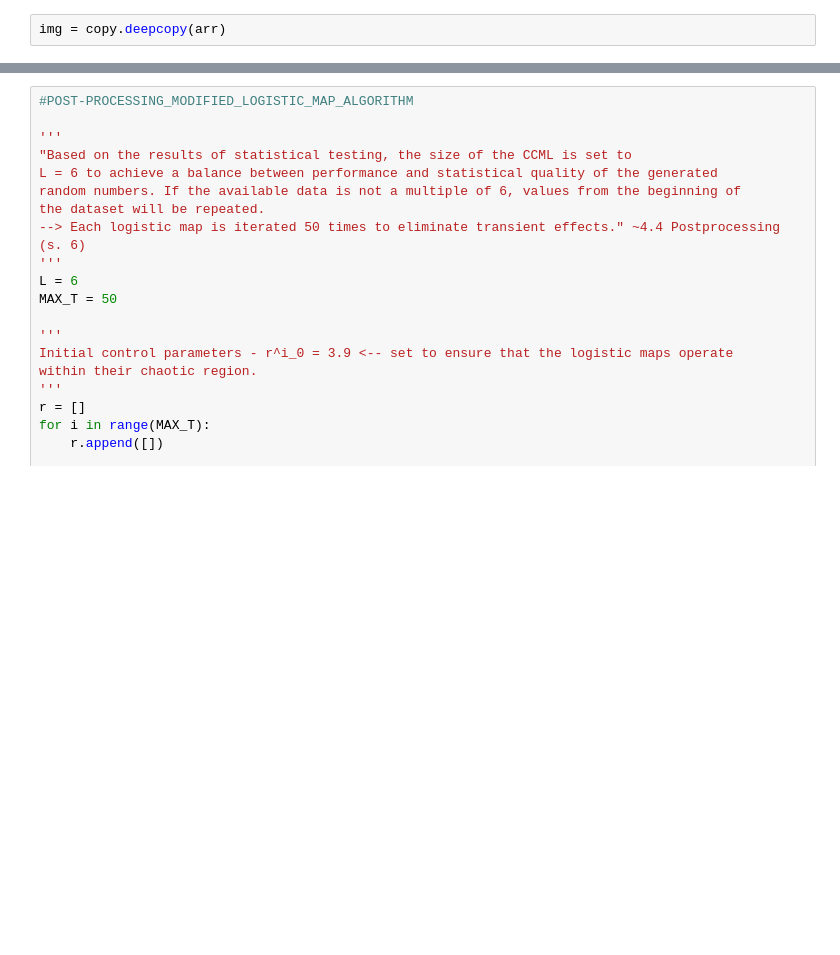
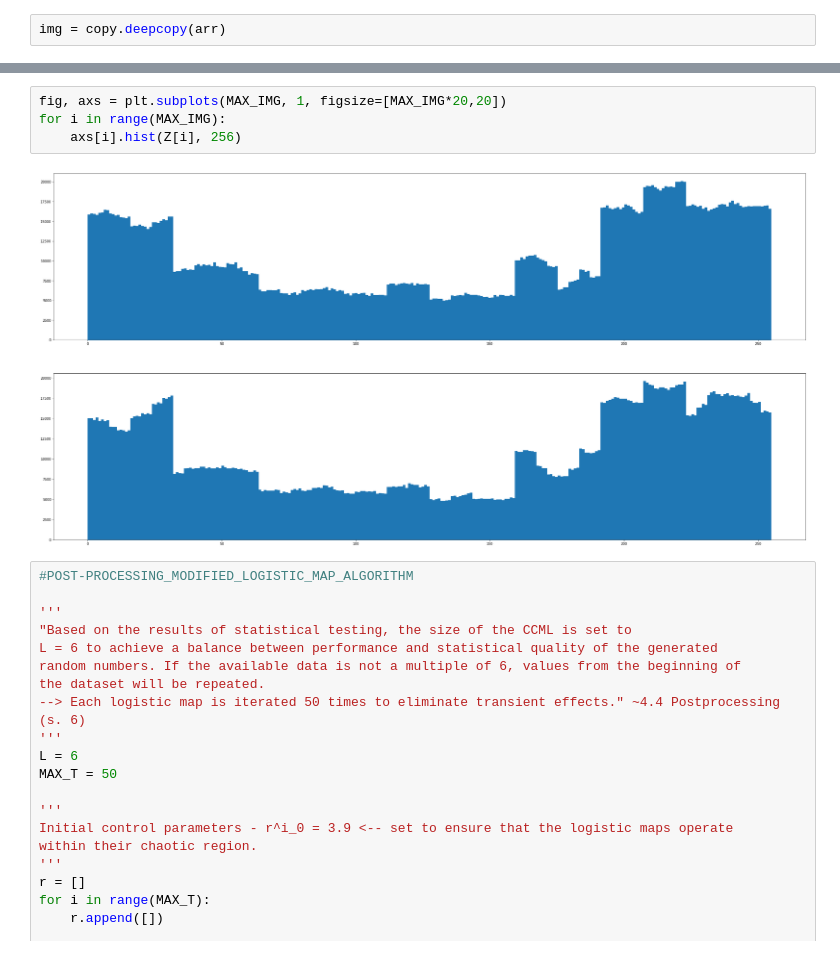
Before and after one commit to mattix1710/TRNG_ImageSampling, a Jupyter notebook: TRNG_code_CAMERA_test.ipynb, the cells around one changed output, grey strips where cells are left out. Drawn from its saved outputs; the diff is of its cells as text; blank space fills up the shorter version.

```diff
--- a/TRNG_code_CAMERA_test.ipynb
+++ b/TRNG_code_CAMERA_test.ipynb
@@ -273,4 +273,10 @@ red_XOR_1 [208 220 223 ... 210 215 214]
 2764800
+# %%
+fig, axs = plt.subplots(MAX_IMG, 1, figsize=[MAX_IMG*20,20])
+for i in range(MAX_IMG):
+    axs[i].hist(Z[i], 256)
+# %% [output]
+[figure, added]
 # %%
 #POST-PROCESSING_MODIFIED_LOGISTIC_MAP_ALGORITHM
 
```
Also changed, not shown: parts of 5 cells of this notebook.
